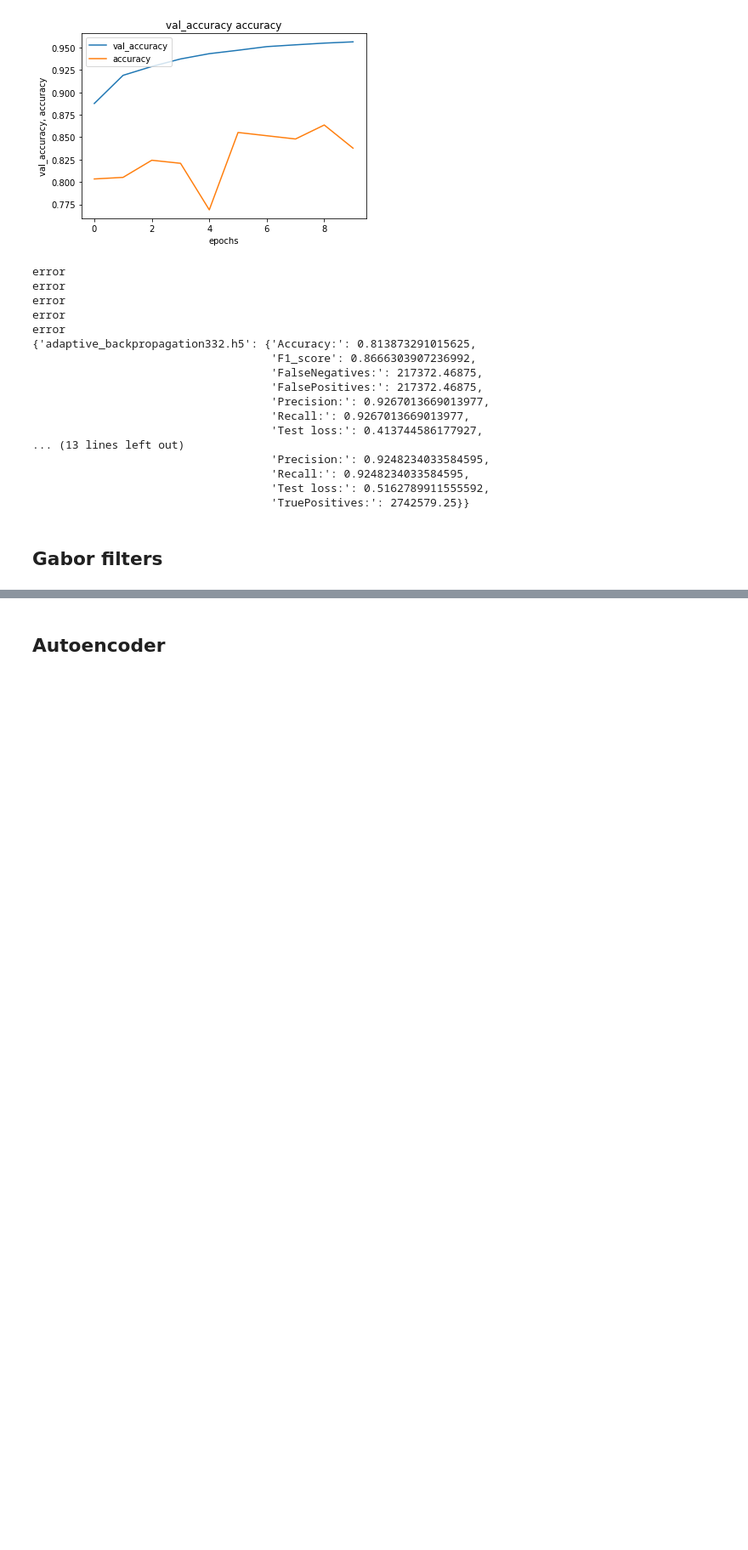
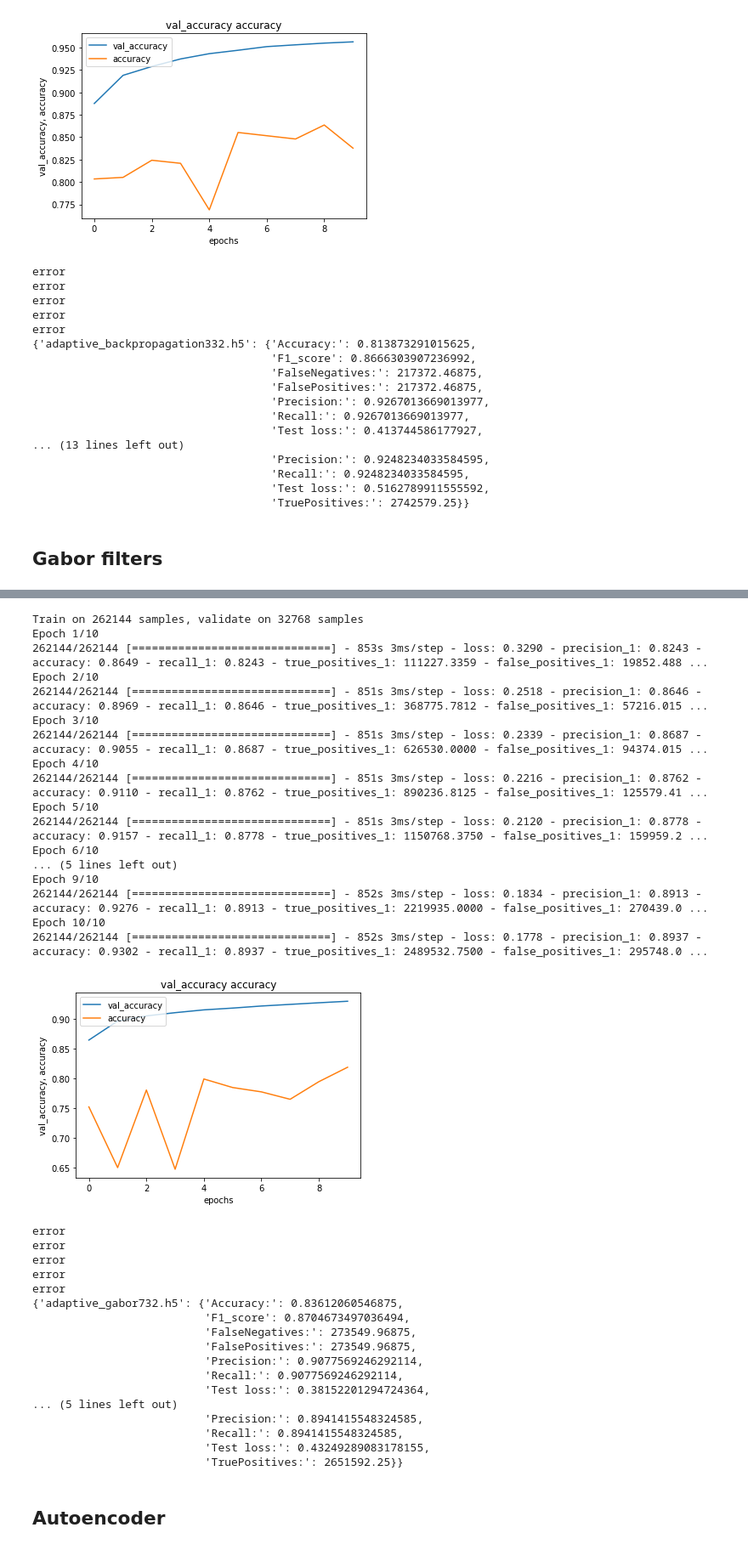
Before and after one commit to MatejHor/Bachelor, a Jupyter notebook: cnn_giant_training.ipynb, the cells around one changed output, grey strips where cells are left out. Shown at 85% size. Drawn from its saved outputs; the diff is of its cells as text; code cells hidden in the pictures; blank space fills up the shorter version.

```diff
--- a/cnn_giant_training.ipynb
+++ b/cnn_giant_training.ipynb
@@ -546,0 +617,60 @@ pprint.pprint(results)
+# %%
+# Input layer with shape of data
+input_layer = am.input_layer(shape)
+model_name = 'adaptive_gabor964.h5'
+
+layers = am.gabor_layer(input_layer, 9, 64)
+
+# Use Unet architecture as main model
+outputs_layer = am.unet_model(layers)
+
+# Output layer
+outputs_layer = am.flatten_layer(outputs_layer)
+outputs_layer = am.output_layer(outputs_layer)
+
+# Define model
+model = am.define_model(input_layer, outputs_layer)
+
+# Add filters from gabor function
+weights, filters = am.gabor_filter(model)
+model.layers[1].set_weights(weights)
+
+history = train(model, x_train, y_train, x_valid, y_valid, model_name)
+evaluate(model, x_test, y_test, history, model_name, results, counter)
+pprint.pprint(results)
+# %% [output]
+Train on 262144 samples, validate on 32768 samples
+Epoch 1/10
+262144/262144 [==============================] - 853s 3ms/step - loss: 0.3290 - precision_1: 0.8243 - accuracy: 0.8649 - recall_1: 0.8243 - true_positives_1: 111227.3359 - false_positives_1: 19852.488 ...
+Epoch 2/10
+262144/262144 [==============================] - 851s 3ms/step - loss: 0.2518 - precision_1: 0.8646 - accuracy: 0.8969 - recall_1: 0.8646 - true_positives_1: 368775.7812 - false_positives_1: 57216.015 ...
+Epoch 3/10
+262144/262144 [==============================] - 851s 3ms/step - loss: 0.2339 - precision_1: 0.8687 - accuracy: 0.9055 - recall_1: 0.8687 - true_positives_1: 626530.0000 - false_positives_1: 94374.015 ...
+Epoch 4/10
+262144/262144 [==============================] - 851s 3ms/step - loss: 0.2216 - precision_1: 0.8762 - accuracy: 0.9110 - recall_1: 0.8762 - true_positives_1: 890236.8125 - false_positives_1: 125579.41 ...
+Epoch 5/10
+262144/262144 [==============================] - 851s 3ms/step - loss: 0.2120 - precision_1: 0.8778 - accuracy: 0.9157 - recall_1: 0.8778 - true_positives_1: 1150768.3750 - false_positives_1: 159959.2 ...
+Epoch 6/10
+... (5 lines left out)
+Epoch 9/10
+262144/262144 [==============================] - 852s 3ms/step - loss: 0.1834 - precision_1: 0.8913 - accuracy: 0.9276 - recall_1: 0.8913 - true_positives_1: 2219935.0000 - false_positives_1: 270439.0 ...
+Epoch 10/10
+262144/262144 [==============================] - 852s 3ms/step - loss: 0.1778 - precision_1: 0.8937 - accuracy: 0.9302 - recall_1: 0.8937 - true_positives_1: 2489532.7500 - false_positives_1: 295748.0 ...
+[figure, added]
+error
+error
+error
+error
+error
+{'adaptive_gabor732.h5': {'Accuracy:': 0.83612060546875,
+                          'F1_score': 0.8704673497036494,
+                          'FalseNegatives:': 273549.96875,
+                          'FalsePositives:': 273549.96875,
+                          'Precision:': 0.9077569246292114,
+                          'Recall:': 0.9077569246292114,
+                          'Test loss:': 0.38152201294724364,
+... (5 lines left out)
+                          'Precision:': 0.8941415548324585,
+                          'Recall:': 0.8941415548324585,
+                          'Test loss:': 0.43249289083178155,
+                          'TruePositives:': 2651592.25}}
```
Also changed, not shown: parts of 16 cells of this notebook, 12 other files.
